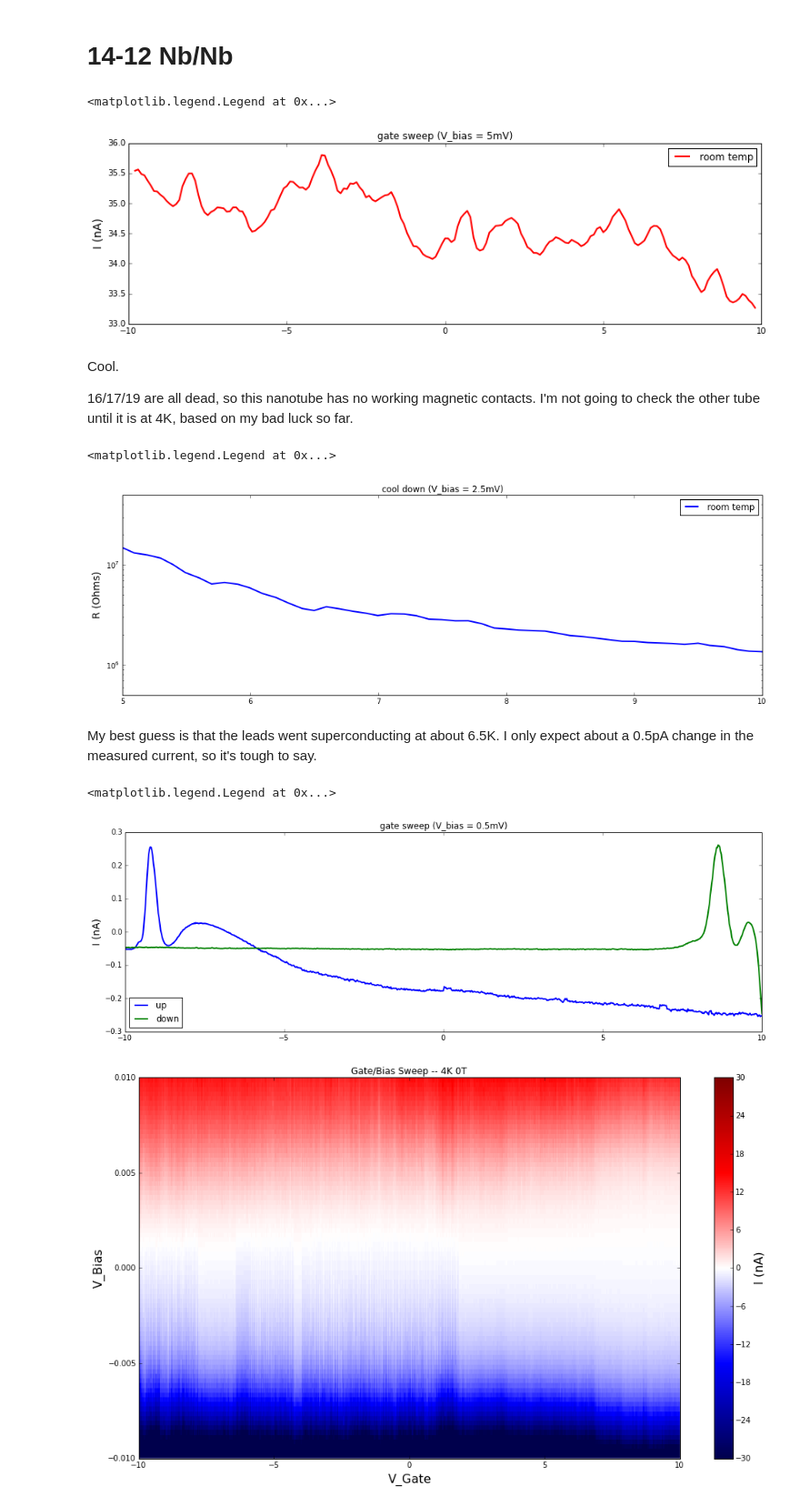
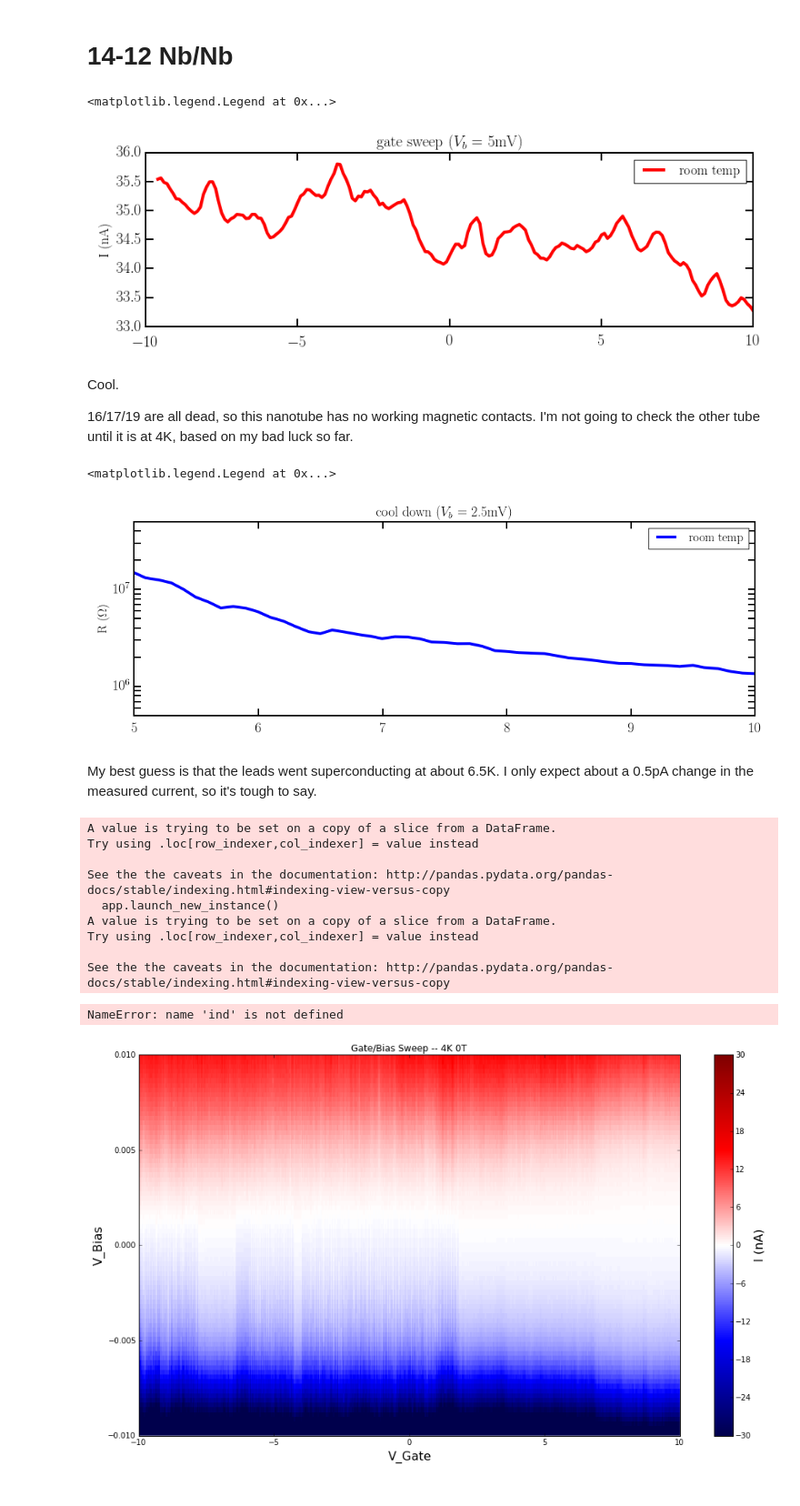
Before and after one commit to nikhartman/notebooks, a Jupyter notebook: scfmh5.ipynb, the cells around one changed output. Shown at 91% size. Saved outputs shown, nothing was run; the diff lists cells and outputs as text; code cells hidden in the pictures.

```diff
--- a/scfmh5.ipynb
+++ b/scfmh5.ipynb
@@ -5,6 +1,11 @@ from IPython.display import display, Image
 # %%
-import os, glob
+%matplotlib inline
+import matplotlib as mpl
+mpl.style.use('/Users/nik/Dropbox/Notebooks/thesisrc.py')
+import matplotlib.pyplot as plt
 import numpy as np
+import glob
+import os
 import pandas as pd
 import lvdatatools as lvdt
 # %%
@@ -73,19 +77,19 @@ gateswp = lvdt.get_data_2d(f)
 # %%
 df = gateswp.groupby(gateswp['Gate']).mean()
 df = pd.rolling_mean(df, 5)
 
 fig = plt.figure(figsize=(14,4))
 
 ax = fig.add_subplot(1,1,1)
-ax.plot(df['Gate'], df['Iavg']*1e9, c = 'r', lw = 2, label = 'room temp')
+ax.plot(df.index.astype(np.float), df['Iavg']*1e9, c = 'r', label = 'room temp')
 #ax.set_xlim(0.5,3.5)
 #ax.set_ylim(0,1.4)
-ax.set_title('gate sweep (V_bias = 5mV)')
-ax.set_ylabel('I (nA)', fontsize=14)
+ax.set_title('gate sweep ($V_b$ = 5mV)')
+ax.set_ylabel('I (nA)')
 ax.legend()
 # %% [output]
 <matplotlib.legend.Legend at 0x...>
-[figure, old version]
+[figure, new version]
 # %% [markdown]
 Cool.
 
@@ -106,16 +110,16 @@ bias = 2.5e-3
 fig = plt.figure(figsize=(16,5))
 
 ax = fig.add_subplot(1,1,1)
-ax.plot(df['T'], (bias/df['Iavg'])/1, 'b-', lw=2, label='room temp')
+ax.plot(df['T'], (bias/df['Iavg'])/1, 'b-', label='room temp')
 ax.set_xlim(5,10)
 ax.set_yscale('log')
 ax.set_ylim(0.5e6,0.5e8)
-ax.set_title('cool down (V_bias = 2.5mV)')
-ax.set_ylabel('R (Ohms)', fontsize=14)
+ax.set_title('cool down ($V_b$ = 2.5mV)')
+ax.set_ylabel('R $(\Omega)$')
 ax.legend()
 # %% [output]
 <matplotlib.legend.Legend at 0x...>
-[figure, old version]
+[figure, new version]
 # %% [markdown]
 My best guess is that the leads went superconducting at about 6.5K. I only expect about a 0.5pA change in the measured current, so it's tough to say.
 # %%
@@ -152,16 +156,24 @@ gatedown = df[(df['dir'] == 'down') & (df['sweep'] != 0)].groupby(df['Gate']).me
 fig = plt.figure(figsize=(16,5))
 
 ax = fig.add_subplot(1,1,1)
-ax.plot(gateup['Gate'], gateup['Iavg']*1e9, c = 'b', lw = 2, label = 'up')
-ax.plot(gatedown['Gate'], gatedown['Iavg']*1e9, c = 'g', lw = 2, label = 'down')
+ax.plot(gateup['Gate'], gateup['Iavg']*1e9, c = 'b', label = 'up')
+ax.plot(gatedown['Gate'], gatedown['Iavg']*1e9, c = 'g', label = 'down')
 #ax.set_xlim(0.5,3.5)
 #ax.set_ylim(0,1.4)
-ax.set_title('gate sweep (V_bias = 0.5mV)')
-ax.set_ylabel('I (nA)', fontsize=14)
+ax.set_title('gate sweep ($V_b$ = 0.5mV)')
+ax.set_ylabel('I (nA)')
 ax.legend(loc = 'lower left')
 # %% [output]
-<matplotlib.legend.Legend at 0x...>
+A value is trying to be set on a copy of a slice from a DataFrame.
+Try using .loc[row_indexer,col_indexer] = value instead
+
+See the the caveats in the documentation: http://pandas.pydata.org/pandas-docs/stable/indexing.html#indexing-view-versus-copy
+  app.launch_new_instance()
+A value is trying to be set on a copy of a slice from a DataFrame.
+Try using .loc[row_indexer,col_indexer] = value instead
+
+See the the caveats in the documentation: http://pandas.pydata.org/pandas-docs/stable/indexing.html#indexing-view-versus-copy
-[figure, removed]
+NameError: name 'ind' is not defined
 # %%
 f = data_dir+'vigate_14-12-6_4K_0T_a.bin'
 
```
Also changed, not shown: parts of 4 cells of this notebook, 10 other files.
